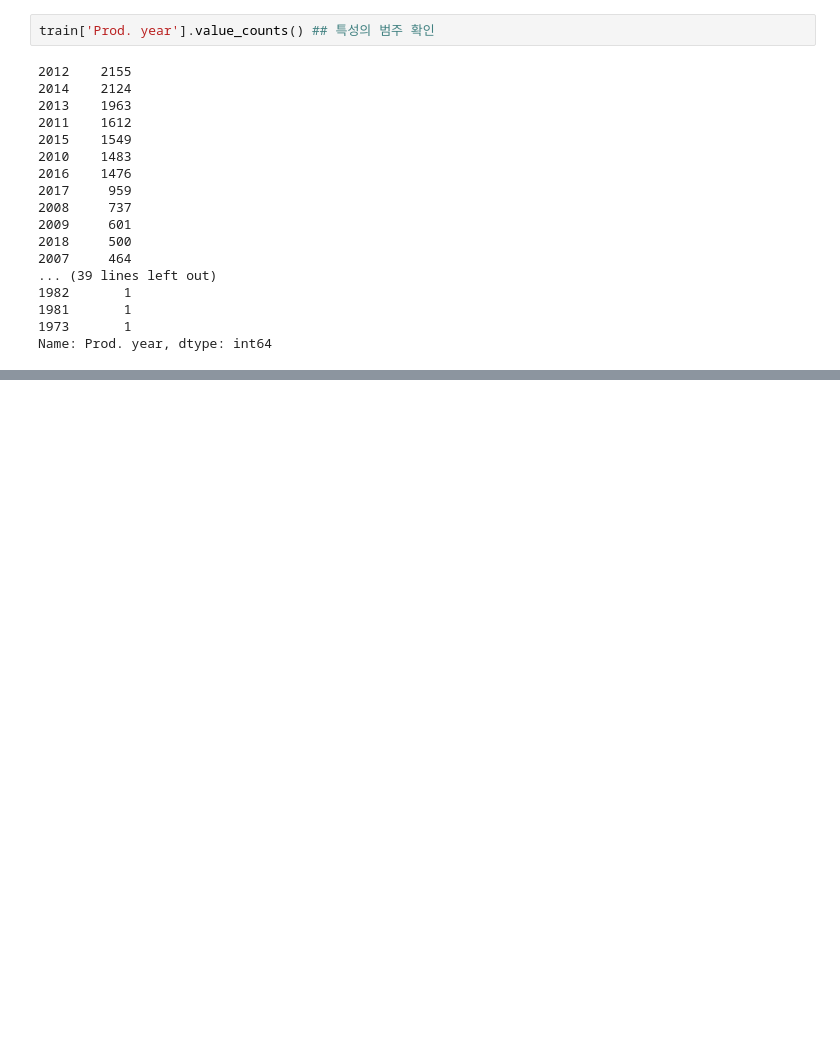
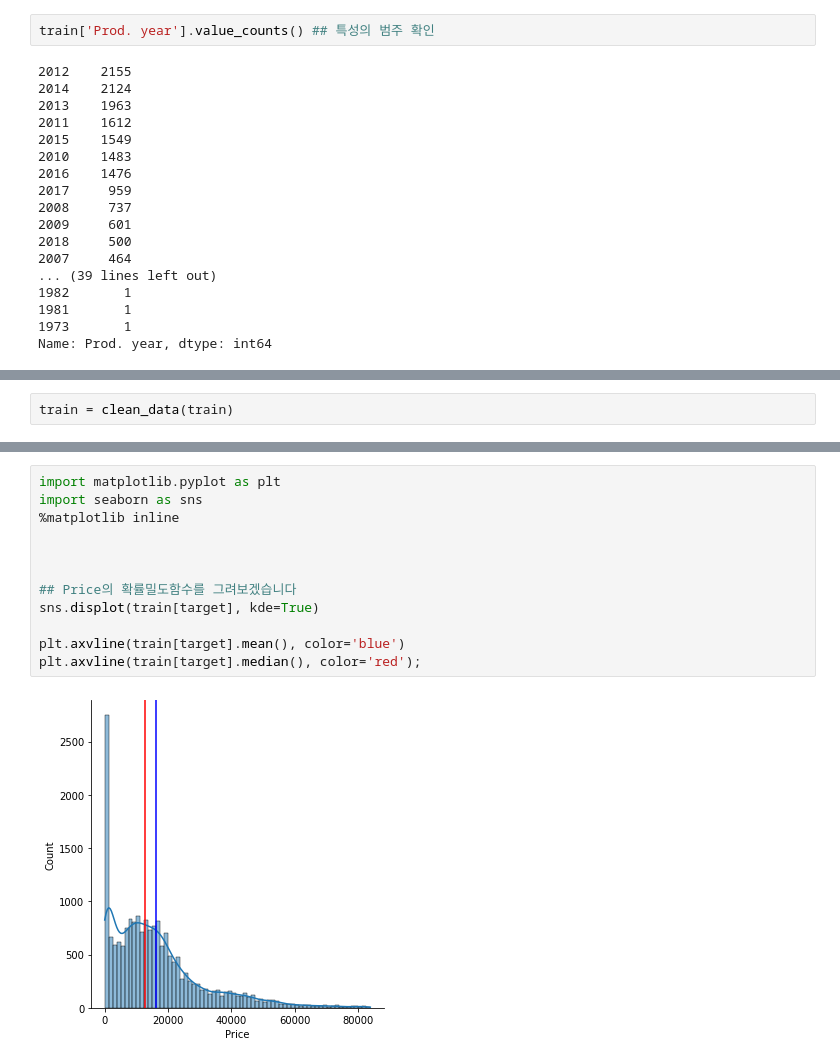
Before and after one commit to Gotothenewsky/AI-Project, a Jupyter notebook: [Project 2].ipynb, the cells around one changed output, grey strips where cells are left out. Cells and saved outputs as stored; diff of their text form; blank space fills up the shorter version.

```diff
--- a/[Project 2].ipynb
+++ b/[Project 2].ipynb
@@ -167,0 +255,2 @@ Name: Prod. year, dtype: int64
+# %%
+train = clean_data(train)
@@ -167,0 +278,14 @@ Name: Prod. year, dtype: int64
+# %%
+import matplotlib.pyplot as plt
+import seaborn as sns
+%matplotlib inline
+
+
+
+## Price의 확률밀도함수를 그려보겠습니다
+sns.displot(train[target], kde=True)
+
+plt.axvline(train[target].mean(), color='blue')
+plt.axvline(train[target].median(), color='red');
+# %% [output]
+[figure, added]
```
Also changed, not shown: parts of 45 cells of this notebook.
